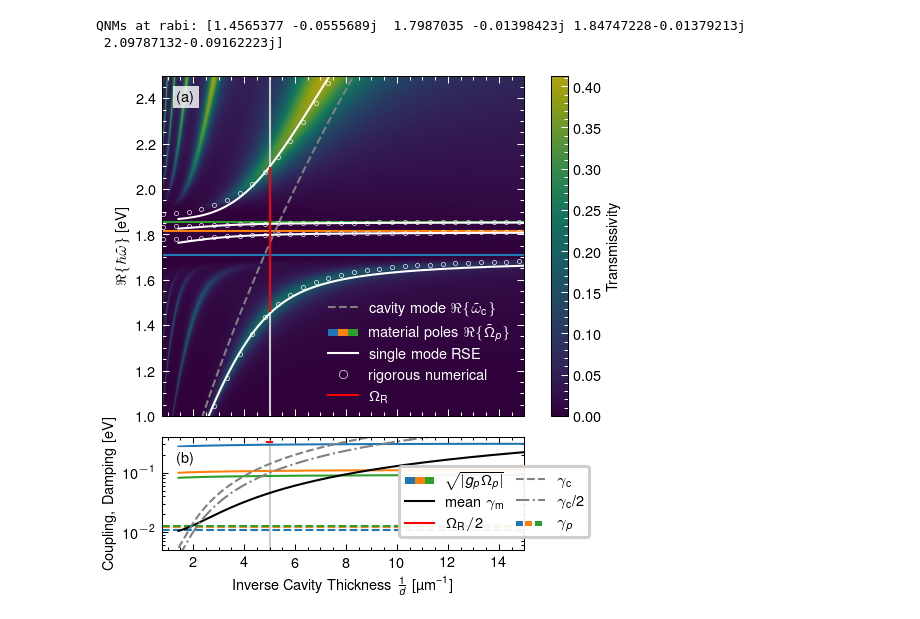
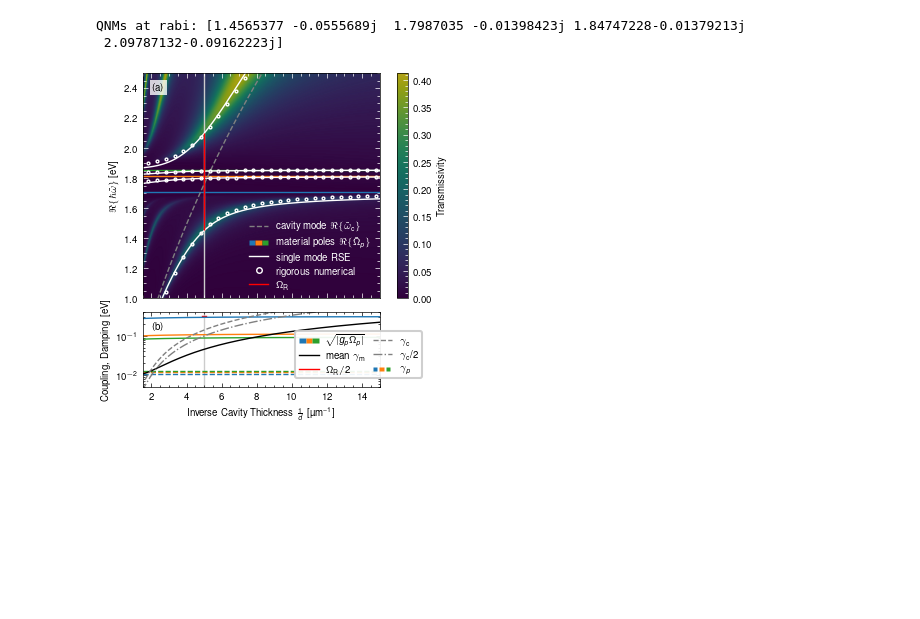
Before and after one commit to jan-david-fischbach/agsurmof, a Jupyter notebook: qnmsc/plot_figure_6.ipynb, the cells around one changed output. Drawn from its saved outputs; the diff is of its cells as text; code cells hidden in the pictures; blank space fills up the shorter version.

Commit message:
Remove gap from figure 6

```diff
--- a/qnmsc/plot_figure_6.ipynb
+++ b/qnmsc/plot_figure_6.ipynb
@@ -123,7 +123,7 @@ legend.get_frame().set_alpha(0.93)
 legend.get_frame().set_linewidth(1.5)
 
 if inv_d:
-  plt.xlim(0.8, 15)
+  plt.xlim(1.5, 15)
 else:
   plt.xlim(0.05, 0.5)
 
@@ -133,31 +133,31 @@ plt.plot(Param, q_rse.real, color="white")
 plt.plot(Param, kc.real, "gray", ls="--")
 
 
 plt.plot([], [], color="gray", ls="--", label=r"cavity mode $\Re\{\tilde{\omega}_\mathrm{c}\}$")
 plt.plot([], [], color="white", label="single mode RSE")
 plt.plot([], [], label="rigorous numerical", mec="white", marker="o", mfc="none", ls="none", ms=4)
 plt.plot([], [], color="r", label="$\Omega_\mathrm{R}$")
 
 # ------ get the legend-entries that are already attached to the axis
 h, l = axs[0].get_legend_handles_labels()
 
 # ------ append the multicolor legend patches
 h.insert(1, MulticolorPatch(['C0', 'C1', 'C2']))
 l.insert(1, r"material poles $\Re\{\tilde{\Omega}_p\}$")
 
 plt.legend(h, l, handler_map={MulticolorPatch: MulticolorPatchHandler()}, labelcolor="white", loc="lower right")
 
 for j, ax in enumerate(axs):
   letter = chr(ord("a")+j)
   ax.annotate(
         f" ({letter})",
         xy=(0, 1), xycoords='axes fraction',
         xytext=(+1, -1), textcoords='offset fontsize',
         fontsize='medium', verticalalignment='top', fontfamily='serif',
         bbox=dict(facecolor=(1,1,1,0.8), edgecolor='none', pad=2.0))
 
 plt.savefig("out/SMA_RSE.pdf", bbox_inches="tight")
 # %% [output]
 QNMs at rabi: [1.4565377 -0.0555689j  1.7987035 -0.01398423j 1.84747228-0.01379213j
  2.09787132-0.09162223j]
-[figure, old version]
+[figure, new version]
```
Also changed, not shown: 2 other files.
